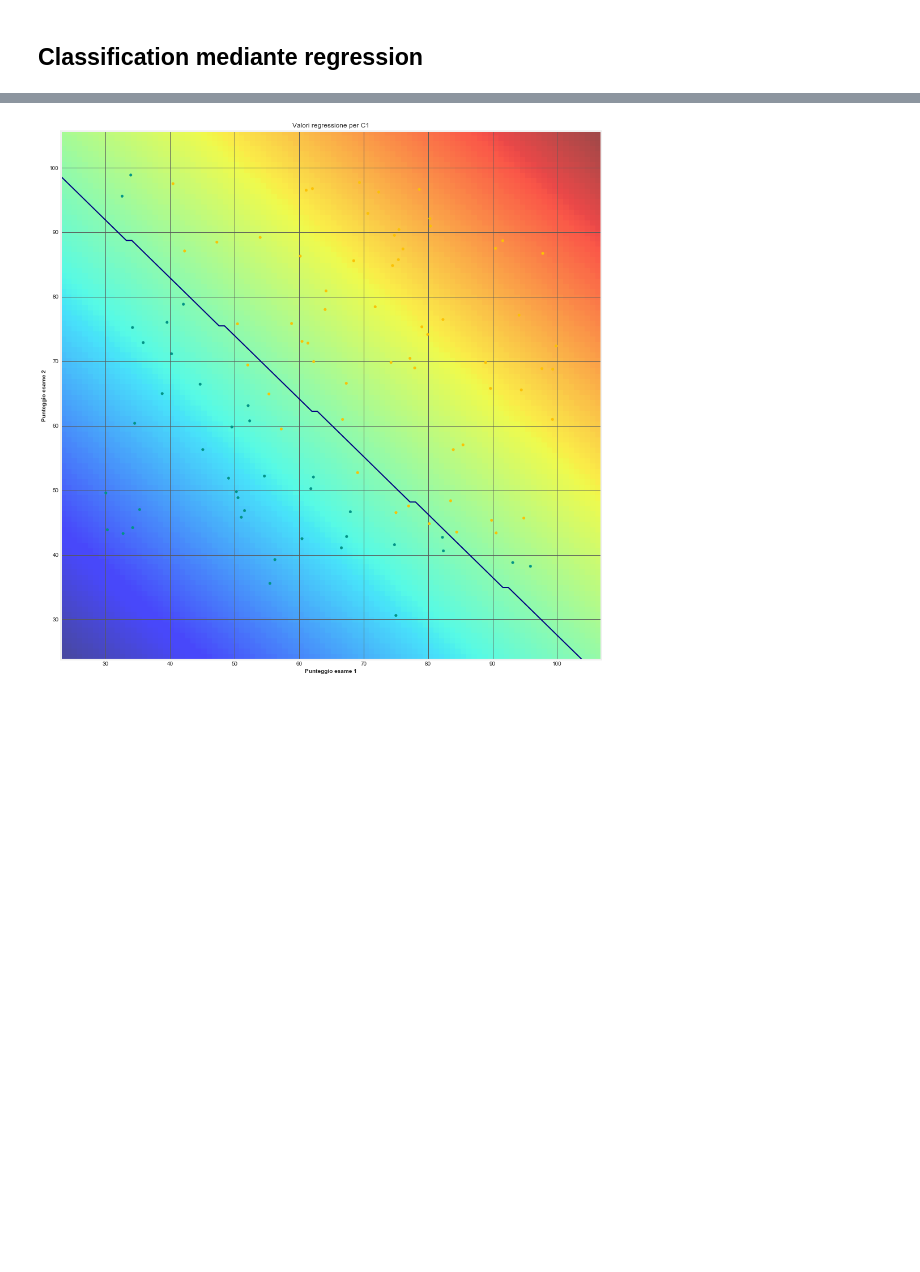
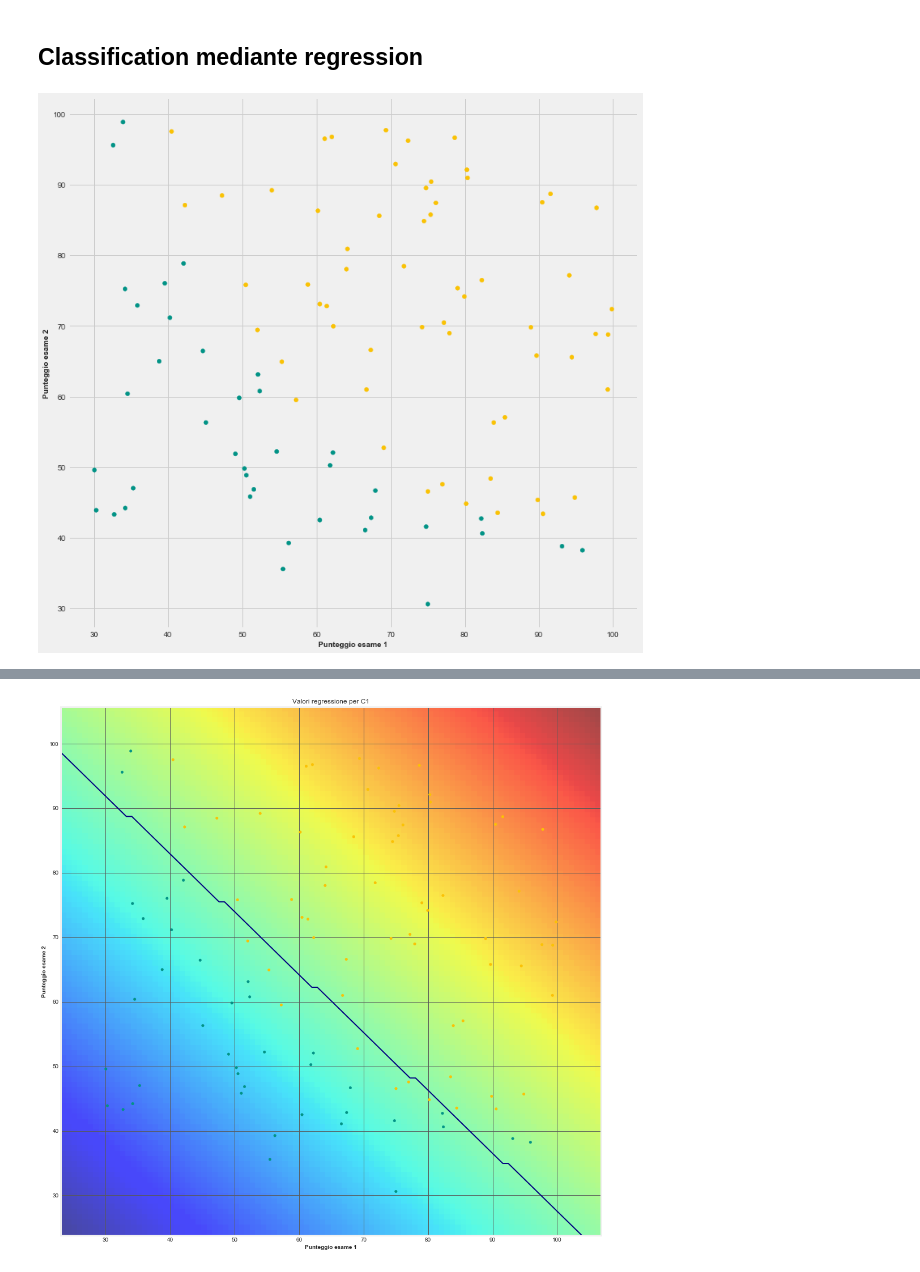
Before and after one commit to tvml/ml1819, a Jupyter notebook: codici/class_regr.ipynb, the cells around one changed output, grey strips where cells are left out. Saved outputs shown, nothing was run; the diff lists cells and outputs as text; code cells hidden in the pictures; blank space fills up the shorter version.

```diff
--- a/codici/class_regr.ipynb
+++ b/codici/class_regr.ipynb
@@ -59,6 +59,17 @@ def classify(Theta, X):
 # %%
 # legge i dati in dataframe pandas
 data = pd.read_csv("../dataset/esami.txt", header=0, delimiter=',', names=['x1','x2','t'])
+# %%
+fig = plt.figure(figsize=(12,12))
+ax = fig.gca()
+ax.scatter(np.asarray(X[:,1]), np.asarray(X[:,2]), s=30,c=c, marker='o')
+plt.xlabel('Punteggio esame 1', fontsize=10)
+plt.ylabel('Punteggio esame 2', fontsize=10)
+plt.xticks(fontsize=10)
+plt.yticks(fontsize=10)
+plt.show()
+# %% [output]
+[figure, added]
 # %%
 # calcola dimensione dei dati
 n = len(data)
```
Also changed, not shown: parts of 1 cell of this notebook, 13 other files.
